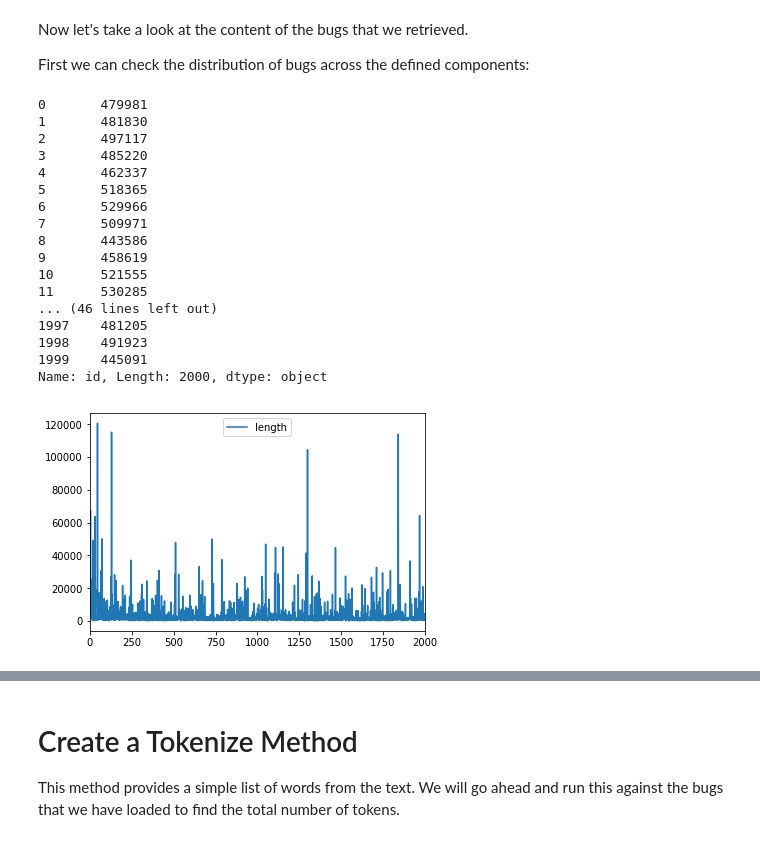
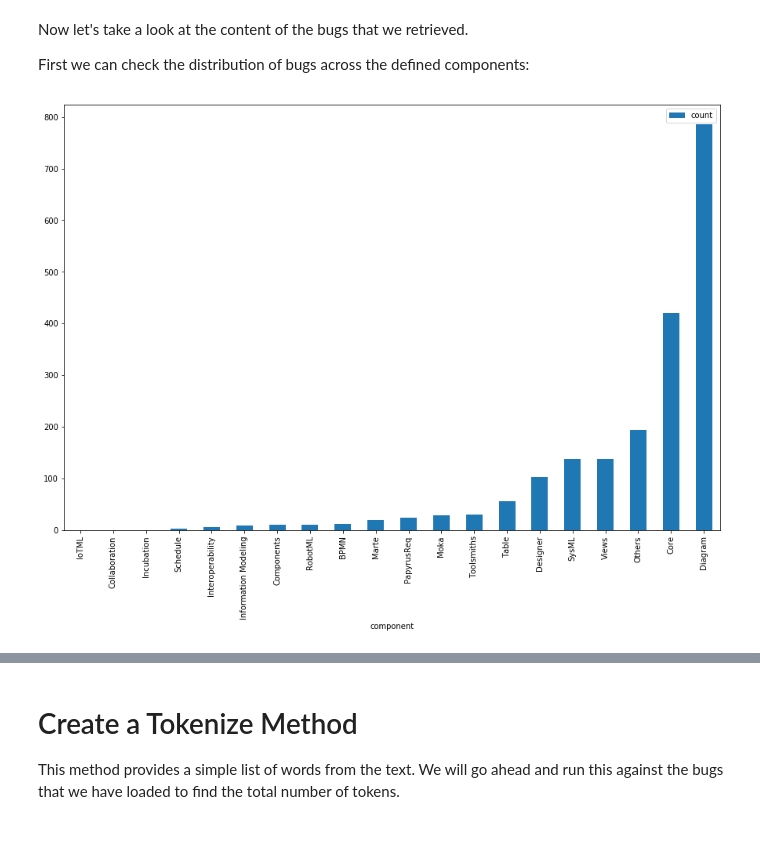
Before and after one commit to HSV-AI/bug-analysis, a Jupyter notebook: Papyrus Bugzilla Analysis.ipynb, the cells around one changed output, grey strips where cells are left out. Saved outputs shown, nothing was run; the diff lists cells and outputs as text; code cells hidden in the pictures.

```diff
--- a/Papyrus Bugzilla Analysis.ipynb
+++ b/Papyrus Bugzilla Analysis.ipynb
@@ -134,34 +135,10 @@ First we can check the distribution of bugs across the defined components:
 # %%
 df = pd.DataFrame(dict(id=bug_ids, title=bug_titles, component=bug_components, product=bug_products,
                        text=bug_text, reporter=bug_reporter, commenters=bug_commenters ))
 
-print(df.loc[:,'id'])
-#grouped = df.groupby('component').count()
-#grouped.columns = ['count']
-#grouped.plot(kind='bar', figsize=(15,10))
-#plt.show()
+grouped = df.loc[:,['id','component']].groupby('component').count()
+grouped.columns = ['count']
+grouped.sort_values(by='count').plot(kind='bar', figsize=(15,10))
+plt.show()
 # %% [output]
-0       479981
-1       481830
-2       497117
-3       485220
-4       462337
-5       518365
-6       529966
-7       509971
-8       443586
-9       458619
-10      521555
-11      530285
-... (46 lines left out)
-1997    481205
-1998    491923
-1999    445091
-Name: id, Length: 2000, dtype: object
+[figure, added]
-# %%
-df = pd.DataFrame(dict(title=bug_ids, text=bug_text))
-df['length'] = df['text'].str.len()
-df.plot()
-plt.show()
-# %% [output]
-[figure, removed]
```
Also changed, not shown: parts of 28 cells of this notebook, 1 other file.
